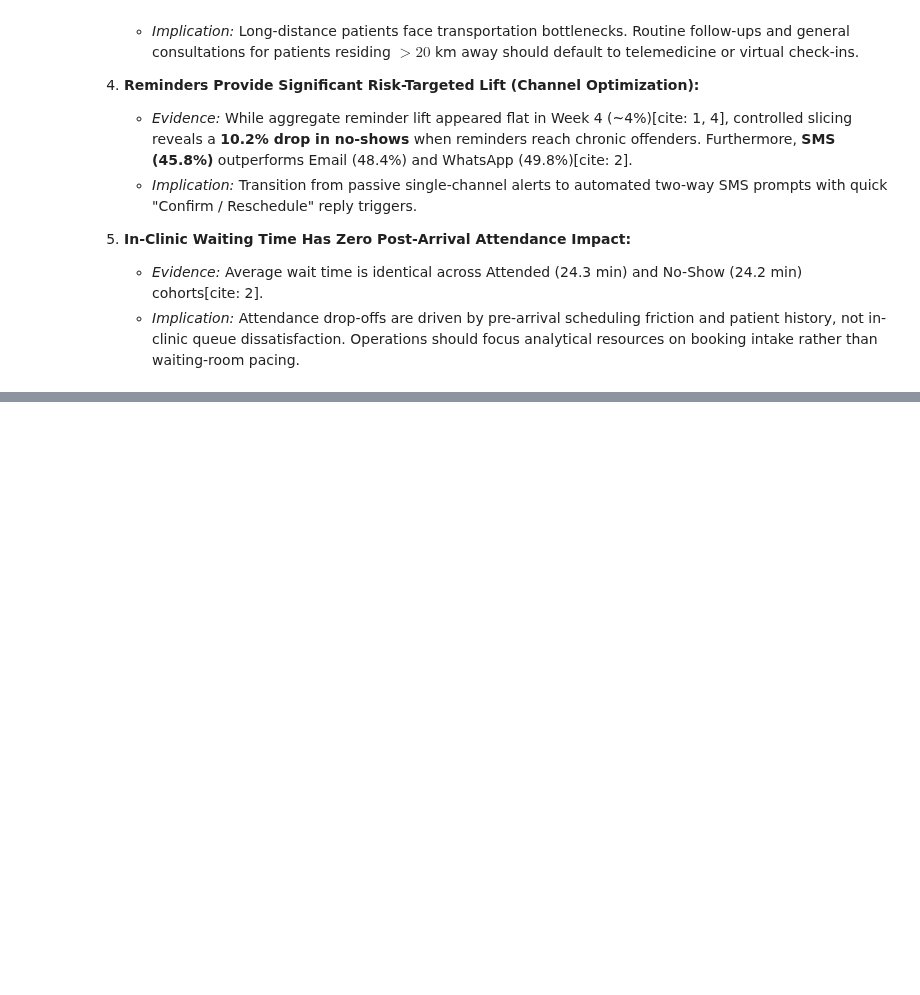
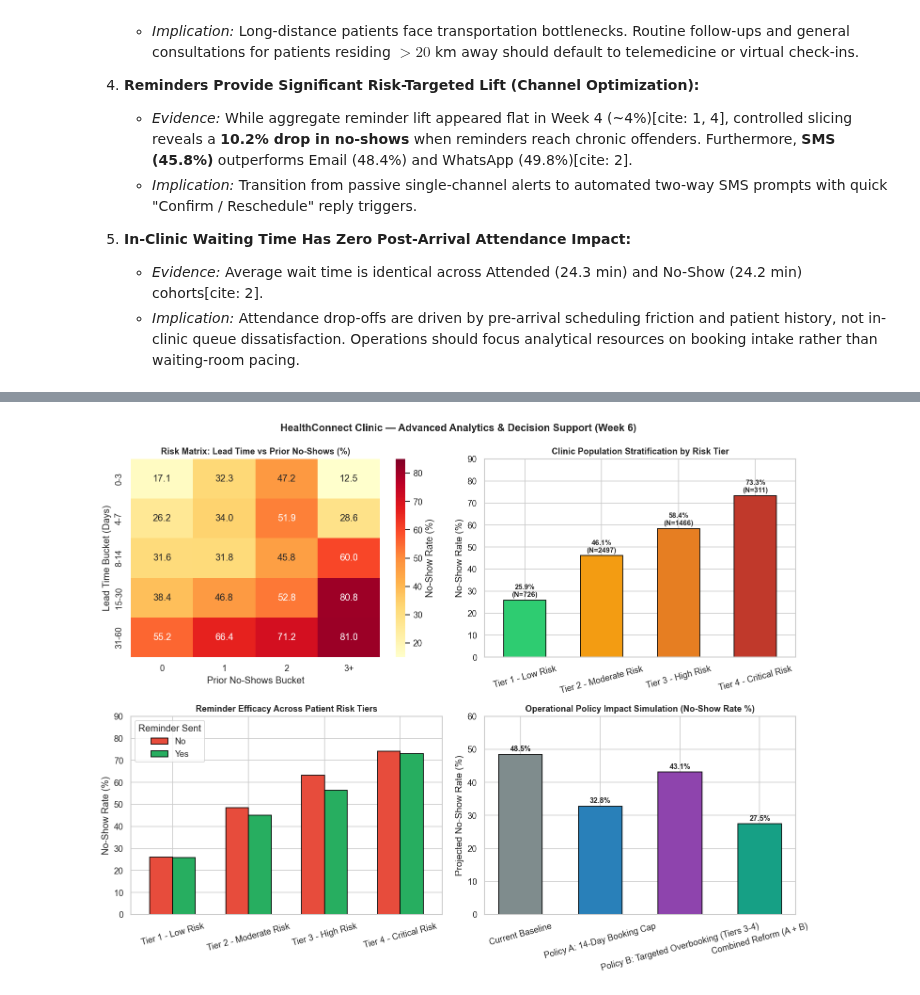
Before and after one commit to brandon-kungu/Health_Connect_Appointments_Analysis, a Jupyter notebook: Health_connect_analysis_notebook.ipynb, the cells around one changed output, grey strips where cells are left out. Drawn from its saved outputs; the diff is of its cells as text; code cells hidden in the pictures; blank space fills up the shorter version.

```diff
--- a/Health_connect_analysis_notebook.ipynb
+++ b/Health_connect_analysis_notebook.ipynb
@@ -1018,0 +1176,49 @@ plt.show()
+# %%
+fig, axes = plt.subplots(2, 2, figsize=(13, 10))
+sns.set_theme(style='whitegrid')
+
+# 1. 2D Risk Matrix Heatmap
+sns.heatmap(risk_matrix, annot=True, fmt='.1f', cmap='YlOrRd', cbar_kws={'label': 'No-Show Rate (%)'}, ax=axes[0, 0], vmin=15, vmax=85)
+axes[0, 0].set_title('Risk Matrix: Lead Time vs Prior No-Shows (%)', fontweight='bold', fontsize=11)
+axes[0, 0].set_xlabel('Prior No-Shows Bucket')
+axes[0, 0].set_ylabel('Lead Time Bucket (Days)')
+
+# 2. Risk Tier Breakdown
+tier_order = ['Tier 1 - Low Risk', 'Tier 2 - Moderate Risk', 'Tier 3 - High Risk', 'Tier 4 - Critical Risk']
+tier_rates = tier_profile.loc[tier_order, 'No_Show_Rate']
+colors = ['#2ecc71', '#f39c12', '#e67e22', '#c0392b']
+tier_rates.plot(kind='bar', ax=axes[0, 1], color=colors, edgecolor='black', width=0.55)
+axes[0, 1].set_title('Clinic Population Stratification by Risk Tier', fontweight='bold', fontsize=11)
+axes[0, 1].set_ylabel('No-Show Rate (%)')
+axes[0, 1].set_xlabel('')
+axes[0, 1].tick_params(axis='x', rotation=15)
+for i, v in enumerate(tier_rates):
+    count = tier_profile.loc[tier_order[i], 'Total_Bookings']
+    axes[0, 1].text(i, v + 1.5, f'{v:.1f}%\n(N={count})', ha='center', fontweight='bold', fontsize=9)
+axes[0, 1].set_ylim(0, 90)
+
+# 3. Reminder Lift by Risk Tier
+rem_plot = rem_by_tier.loc[tier_order, ['No', 'Yes']]
+rem_plot.plot(kind='bar', ax=axes[1, 0], color=['#e74c3c', '#27ae60'], edgecolor='black', width=0.6)
+axes[1, 0].set_title('Reminder Efficacy Across Patient Risk Tiers', fontweight='bold', fontsize=11)
+axes[1, 0].set_ylabel('No-Show Rate (%)')
+axes[1, 0].set_xlabel('')
+axes[1, 0].tick_params(axis='x', rotation=15)
+axes[1, 0].legend(title='Reminder Sent')
+axes[1, 0].set_ylim(0, 90)
+
+# 4. Operational Policy Simulation
+bars = axes[1, 1].bar(simulation_df['Operational Policy'], simulation_df['Projected No-Show Rate (%)'], color=['#7f8c8d', '#2980b9', '#8e44ad', '#16a085'], edgecolor='black', width=0.55)
+axes[1, 1].set_title('Operational Policy Impact Simulation (No-Show Rate %)', fontweight='bold', fontsize=11)
+axes[1, 1].set_ylabel('Projected No-Show Rate (%)')
+axes[1, 1].tick_params(axis='x', rotation=15)
+axes[1, 1].set_ylim(0, 60)
+for bar, r in zip(bars, simulation_df['Projected No-Show Rate (%)']):
+    axes[1, 1].text(bar.get_x() + bar.get_width()/2, r + 1, f'{r:.1f}%', ha='center', fontweight='bold', fontsize=9.5)
+
+plt.suptitle('HealthConnect Clinic — Advanced Analytics & Decision Support (Week 6)', fontsize=13, fontweight='bold', y=0.99)
+plt.tight_layout()
+plt.savefig('healthconnect_week6_decision_support.png', dpi=300)
+plt.show()
+# %% [output]
+[figure, added]
```
Also changed, not shown: parts of 14 cells of this notebook, 1 other file.
